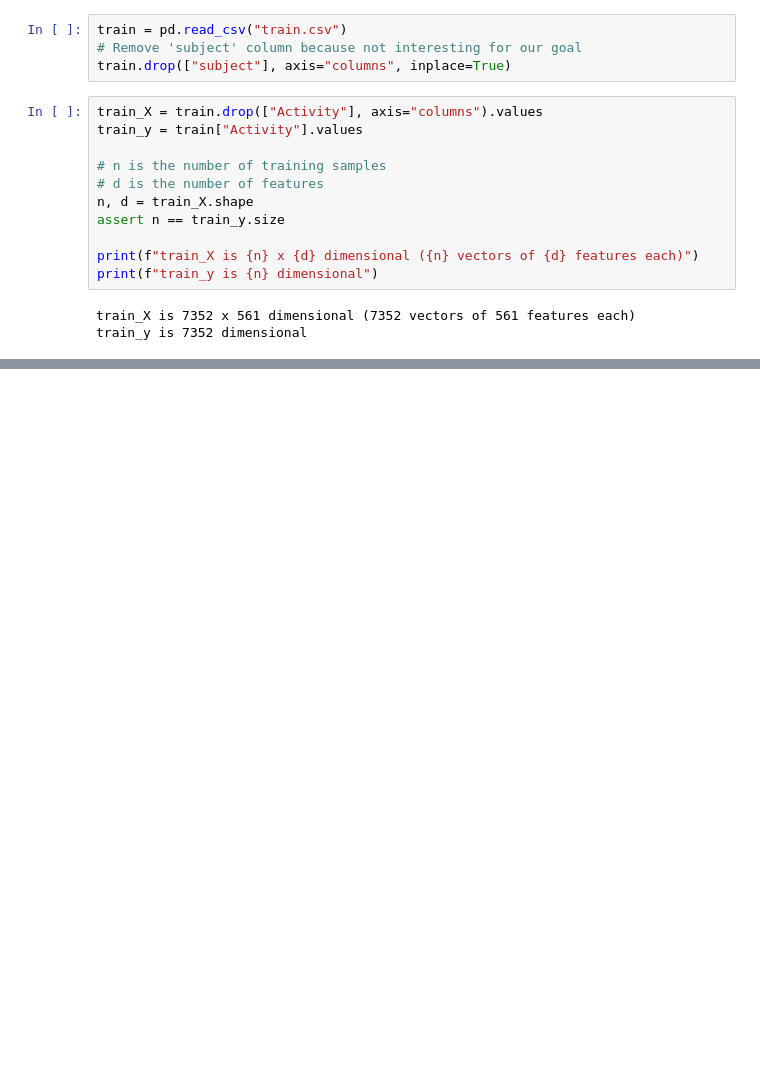
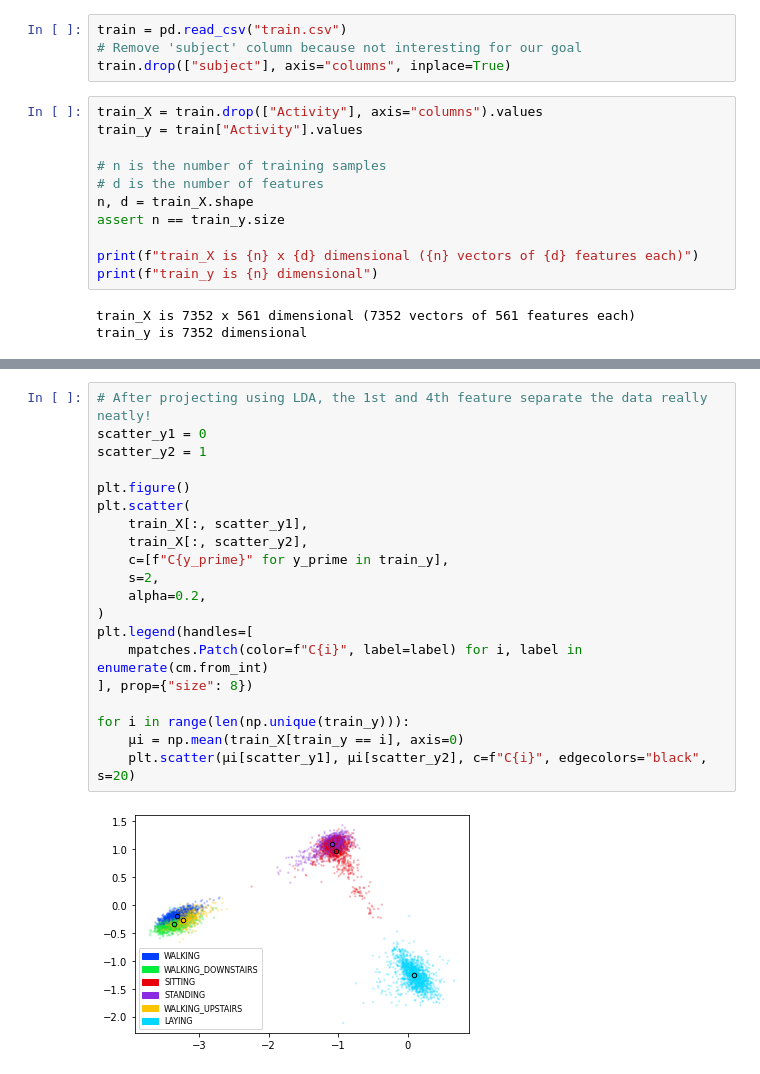
Before and after one commit to eliaperantoni/ml_project, a Jupyter notebook: main.ipynb, the cells around one changed output, grey strips where cells are left out. Drawn from its saved outputs; the diff is of its cells as text; blank space fills up the shorter version.

```diff
--- a/main.ipynb
+++ b/main.ipynb
@@ -119,0 +186,22 @@ plt.legend(handles=[
+# %%
+# After projecting using LDA, the 1st and 4th feature separate the data really neatly!
+scatter_y1 = 0
+scatter_y2 = 1
+
+plt.figure()
+plt.scatter(
+    train_X[:, scatter_y1],
+    train_X[:, scatter_y2],
+    c=[f"C{y_prime}" for y_prime in train_y],
+    s=2,
+    alpha=0.2,
+)
+plt.legend(handles=[
+    mpatches.Patch(color=f"C{i}", label=label) for i, label in enumerate(cm.from_int)
+], prop={"size": 8})
+
+for i in range(len(np.unique(train_y))):
+    μi = np.mean(train_X[train_y == i], axis=0)
+    plt.scatter(μi[scatter_y1], μi[scatter_y2], c=f"C{i}", edgecolors="black", s=20)
+# %% [output]
+[figure, added]
```
Also changed, not shown: parts of 9 cells of this notebook.
